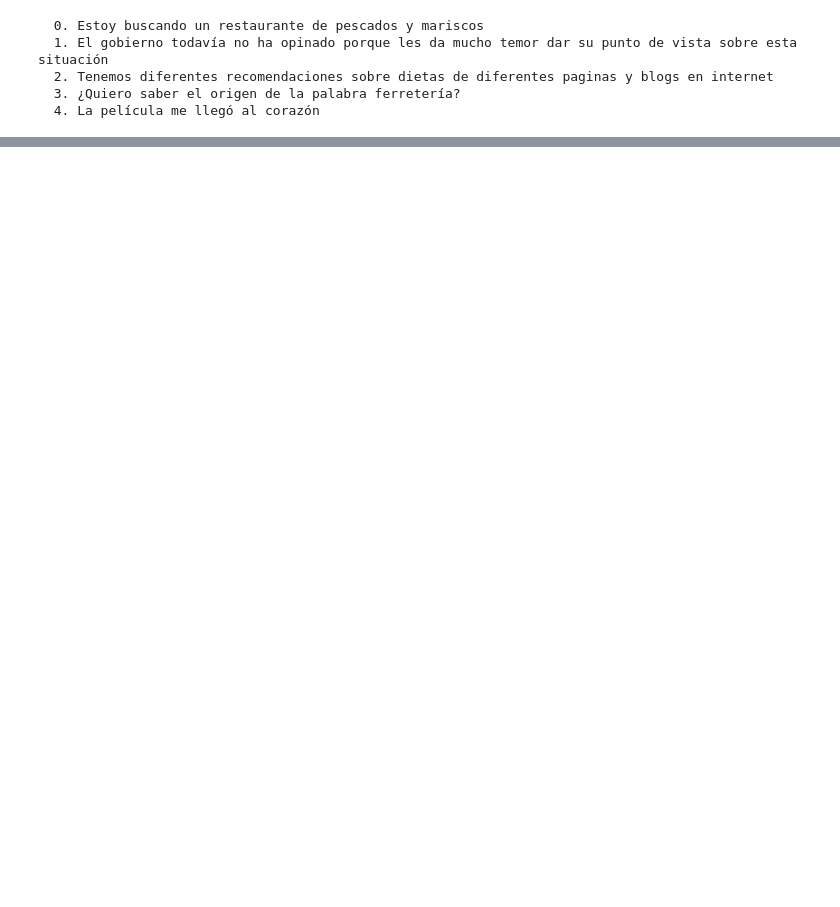
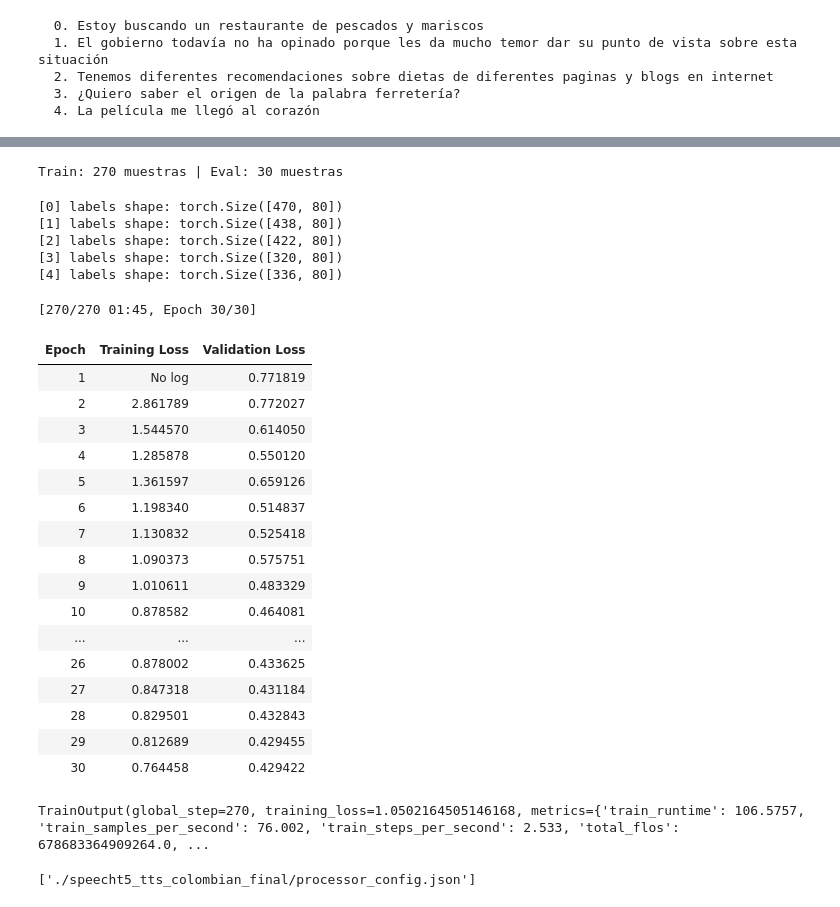
Before and after one commit to juanramirez871/Final-Proyect, a Jupyter notebook: model_ttx_finetuning/train_model_ttx.ipynb, the cells around one changed output, grey strips where cells are left out. Cells and saved outputs as stored; diff of their text form; code cells hidden in the pictures; blank space fills up the shorter version.

```diff
--- a/model_ttx_finetuning/train_model_ttx.ipynb
+++ b/model_ttx_finetuning/train_model_ttx.ipynb
@@ -92,0 +117,4 @@ for i in range(5):
+# %%
+MODEL_ID = "microsoft/speecht5_tts"
+processor = SpeechT5Processor.from_pretrained(MODEL_ID)
+model = SpeechT5ForTextToSpeech.from_pretrained(MODEL_ID)
@@ -92,0 +199,8 @@ for i in range(5):
+# %%
+ds_split = ds_processed.train_test_split(test_size=0.1, seed=SEED)
+train_ds = ds_split["train"]
+eval_ds  = ds_split["test"]
+
+print(f"Train: {len(train_ds)} muestras | Eval: {len(eval_ds)} muestras")
+# %% [output]
+Train: 270 muestras | Eval: 30 muestras
@@ -92,0 +234,67 @@ for i in range(5):
+# %%
+training_args = Seq2SeqTrainingArguments(
+    output_dir="./speecht5_tts_colombian",
+    per_device_train_batch_size=16,
+    per_device_eval_batch_size=8,
+    gradient_accumulation_steps=2,
+    learning_rate=1e-4,
+    warmup_steps=50,
+    num_train_epochs=30,
+    eval_strategy="epoch",
+    save_strategy="epoch",
+    logging_steps=10,
+    load_best_model_at_end=True,
+    greater_is_better=False,
+    label_names=["labels"],
+    push_to_hub=False,
+    fp16=False,
+    bf16=True,
+    dataloader_num_workers=4,
+    report_to="none",
+)
+# %%
+for i in range(5):
+    lab = torch.tensor(np.array(ds_processed[i]["labels"], dtype=np.float32))
+    print(f"[{i}] labels shape: {lab.shape}")
+# %% [output]
+[0] labels shape: torch.Size([470, 80])
+[1] labels shape: torch.Size([438, 80])
+[2] labels shape: torch.Size([422, 80])
+[3] labels shape: torch.Size([320, 80])
+[4] labels shape: torch.Size([336, 80])
+# %%
+trainer = Seq2SeqTrainer(
+    model=model,
+    args=training_args,
+    train_dataset=train_ds,
+    eval_dataset=eval_ds,
+    data_collator=data_collator,
+    processing_class=processor,
+)
+
+trainer.train()
+# %% [output]
+[270/270 01:45, Epoch 30/30]
+| Epoch | Training Loss | Validation Loss |
+| 1 | No log | 0.771819 |
+| 2 | 2.861789 | 0.772027 |
+| 3 | 1.544570 | 0.614050 |
+| 4 | 1.285878 | 0.550120 |
+| 5 | 1.361597 | 0.659126 |
+| 6 | 1.198340 | 0.514837 |
+| 7 | 1.130832 | 0.525418 |
+| 8 | 1.090373 | 0.575751 |
+| 9 | 1.010611 | 0.483329 |
+| 10 | 0.878582 | 0.464081 |
+| ... | ... | ... |
+| 26 | 0.878002 | 0.433625 |
+| 27 | 0.847318 | 0.431184 |
+| 28 | 0.829501 | 0.432843 |
+| 29 | 0.812689 | 0.429455 |
+| 30 | 0.764458 | 0.429422 |
+TrainOutput(global_step=270, training_loss=1.0502164505146168, metrics={'train_runtime': 106.5757, 'train_samples_per_second': 76.002, 'train_steps_per_second': 2.533, 'total_flos': 678683364909264.0, ...
+# %%
+model.save_pretrained("./speecht5_tts_colombian_final")
+processor.save_pretrained("./speecht5_tts_colombian_final")
+# %% [output]
+['./speecht5_tts_colombian_final/processor_config.json']
```
Also changed, not shown: parts of 12 cells of this notebook, 1 other file.
